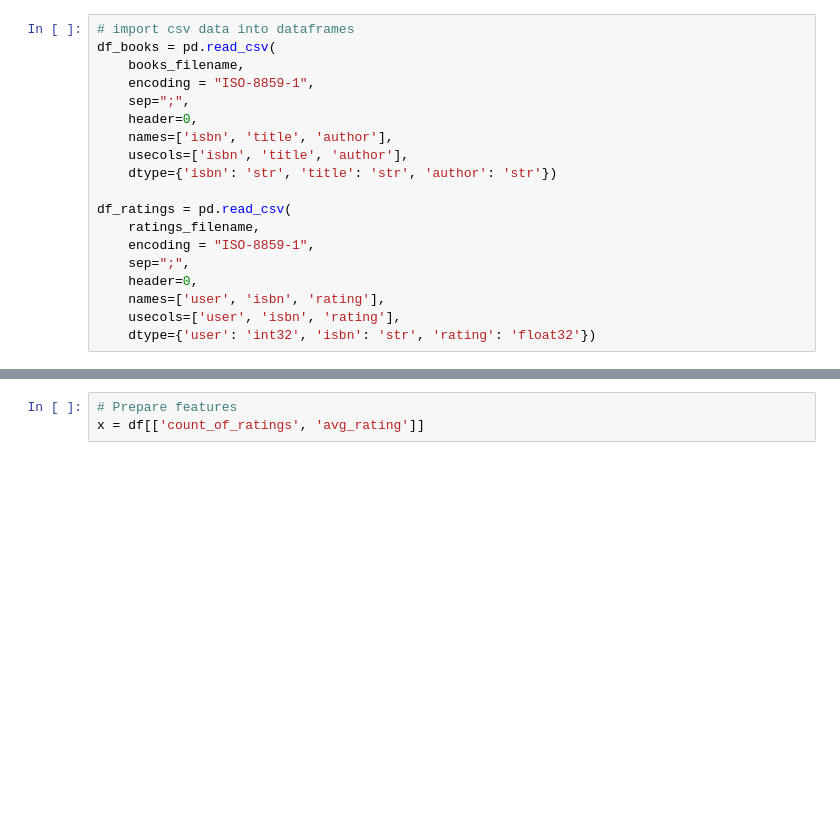
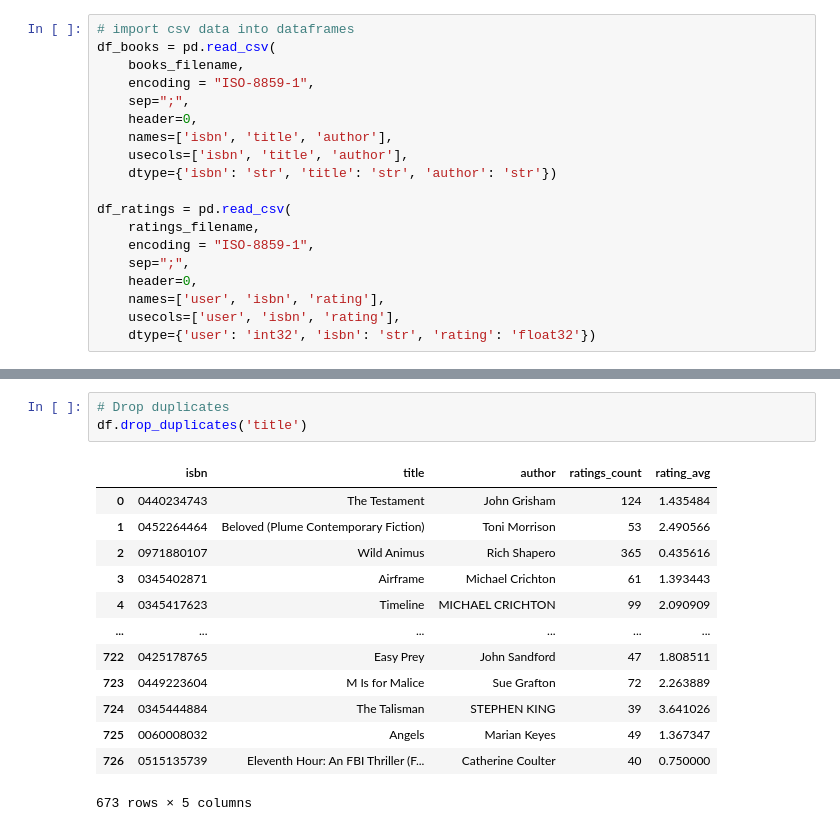
Before and after one commit to gbss91/book_recommendation, a Jupyter notebook: fcc_book_recommendation_knn.ipynb, the cells around one changed output, grey strips where cells are left out. Cells and saved outputs as stored; diff of their text form; blank space fills up the shorter version.

```diff
--- a/fcc_book_recommendation_knn.ipynb
+++ b/fcc_book_recommendation_knn.ipynb
@@ -83,3 +92,17 @@ df = df_books.merge(new_ratings_df, on='isbn')
-# %%
-# Prepare features
-x = df[['count_of_ratings', 'avg_rating']]
+# %%
+# Drop duplicates
+df.drop_duplicates('title')
+# %% [output]
+|  | isbn | title | author | ratings_count | rating_avg |
+| 0 | 0440234743 | The Testament | John Grisham | 124 | 1.435484 |
+| 1 | 0452264464 | Beloved (Plume Contemporary Fiction) | Toni Morrison | 53 | 2.490566 |
+| 2 | 0971880107 | Wild Animus | Rich Shapero | 365 | 0.435616 |
+| 3 | 0345402871 | Airframe | Michael Crichton | 61 | 1.393443 |
+| 4 | 0345417623 | Timeline | MICHAEL CRICHTON | 99 | 2.090909 |
+| ... | ... | ... | ... | ... | ... |
+| 722 | 0425178765 | Easy Prey | John Sandford | 47 | 1.808511 |
+| 723 | 0449223604 | M Is for Malice | Sue Grafton | 72 | 2.263889 |
+| 724 | 0345444884 | The Talisman | STEPHEN KING | 39 | 3.641026 |
+| 725 | 0060008032 | Angels | Marian Keyes | 49 | 1.367347 |
+| 726 | 0515135739 | Eleventh Hour: An FBI Thriller (F... | Catherine Coulter | 40 | 0.750000 |
+673 rows × 5 columns
```
Also changed, not shown: parts of 8 cells of this notebook.
